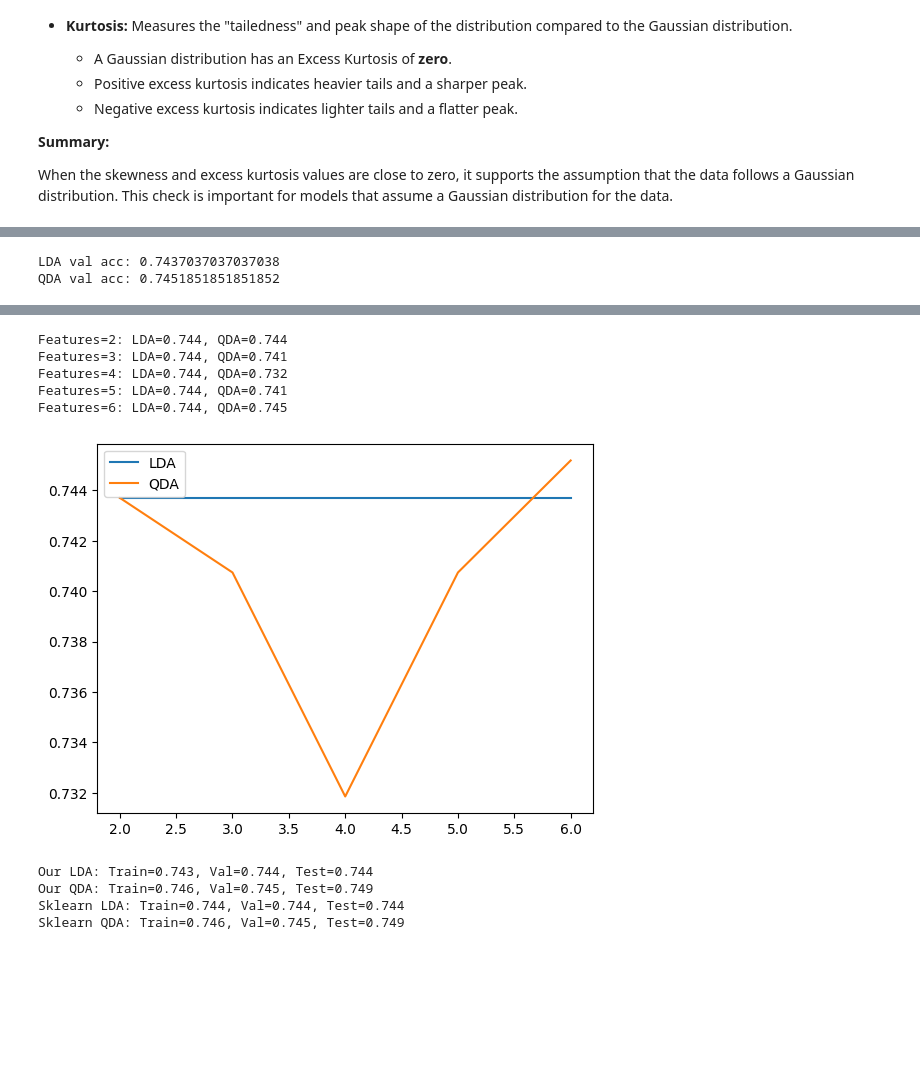
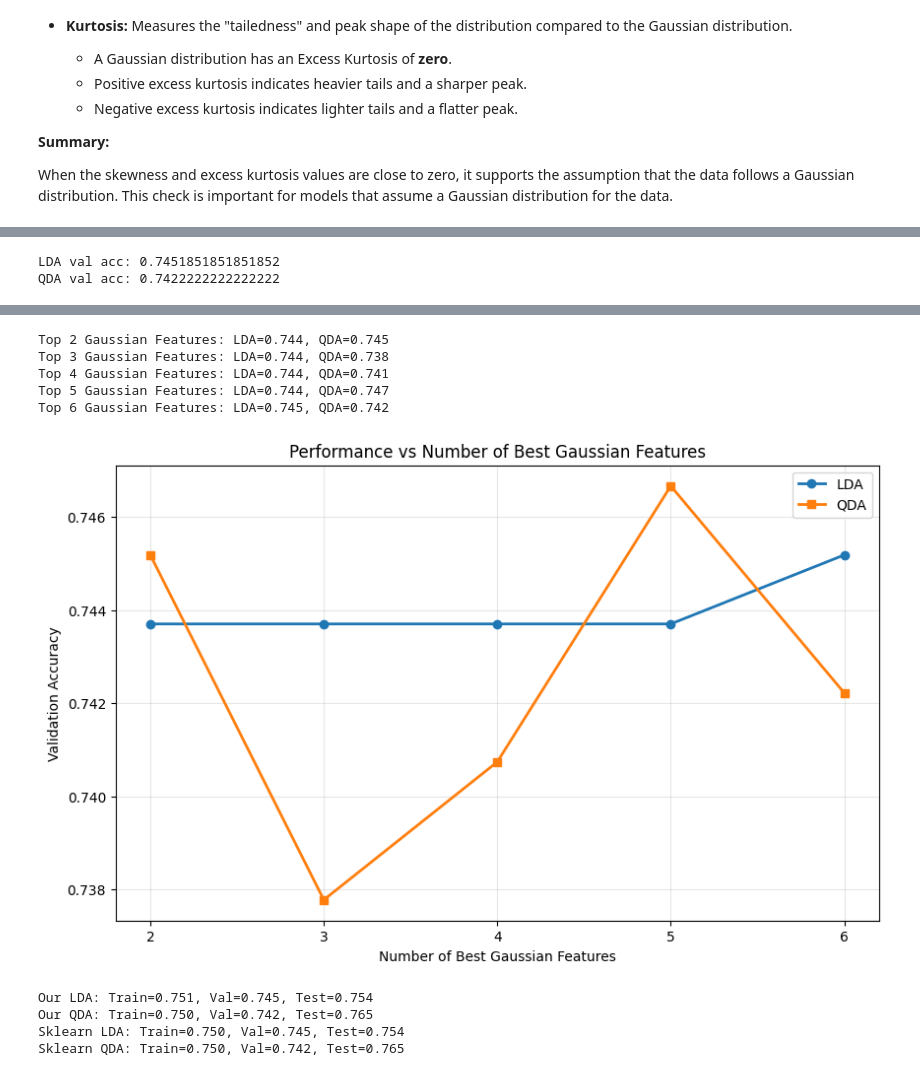
Before and after one commit to GUEST72/CSC311-Machine-Learning-projects, a Jupyter notebook: assignment_3 / Gaussian_Discriminant_Analysis.ipynb, the cells around one changed output, grey strips where cells are left out. Saved outputs shown, nothing was run; the diff lists cells and outputs as text; code cells hidden in the pictures; blank space fills up the shorter version.

```diff
--- a/assignment_3 / Gaussian_Discriminant_Analysis.ipynb
+++ b/assignment_3 / Gaussian_Discriminant_Analysis.ipynb
@@ -41,6 +43,11 @@ def load_and_preprocess(file_path):
     data = pd.read_csv(file_path, sep=";")
     data["quality_level"] = data["quality"].apply(lambda q: "Low" if q<=4 else "Medium" if q<=6 else "High")
     print("Quality distribution:\n", data["quality_level"].value_counts())
+    X = data.drop(columns=["quality","quality_level"])
+    y = data["quality_level"]
+    return X, y
+
+def load_and_preprocess_test(data):
     return data.drop(columns=["quality","quality_level"]), data["quality_level"]
 
 def remove_outliers(X, y, z_thresh=3):
@@ -229,21 +269,31 @@ def compare_with_sklearn(X_train, X_val, X_test, y_train, y_val, y_test):
         # Print the performance metrics for each model
         print(f"{name}: Train={model.score(X_train,y_train):.3f}, Val={model.score(X_val,y_val):.3f}, Test={model.score(X_test,y_test):.3f}")
 # %%
-
 X, y = load_and_preprocess("/content/drive/MyDrive/Datasets/winequality-white.csv")
 
 X_no_out, y_no_out = remove_outliers(X, y)
 
-selected = check_gaussian(X_no_out)
+# After getting the selected features from check_gaussian()
+selected = check_gaussian(X_no_out)  # Returns feature names like ['alcohol', 'volatile acidity', ...]
+
+# Get the column indices of the selected features
+feature_columns = list(X_no_out.columns)
+selected_indices = [feature_columns.index(feat) for feat in selected]
+
 
 X_train, X_val, X_test, y_train, y_val, y_test = split_and_scale(X_no_out, y_no_out)
 
-X_train, X_val, X_test = X_train[:,:len(selected)], X_val[:,:len(selected)], X_test[:,:len(selected)]
+# Use the actual selected features, not just the first n features
+X_train_selected = X_train[:, selected_indices]
+X_val_selected = X_val[:, selected_indices]
+X_test_selected = X_test[:, selected_indices]
 
-lda, qda = analyze_covariance(X_train, X_val, y_train, y_val)
-analyze_correlation(X_train, selected)
-analyze_dimensionality(X_train, X_val, y_train, y_val, len(selected))
-compare_with_sklearn(X_train, X_val, X_test, y_train, y_val, y_test)
+
+# Call with the actual selected indices
+lda, qda = analyze_covariance(X_train_selected, X_val_selected, y_train, y_val)
+analyze_correlation(X_train_selected, selected)
+analyze_dimensionality(X_train, X_val, y_train, y_val, selected_indices)
+compare_with_sklearn(X_train_selected, X_val_selected, X_test_selected, y_train, y_val, y_test)
 # %% [output]
 Quality distribution:
  quality_level
@@ -266,5 +316,5 @@ Name: count, dtype: int64
 
 Selected features: ['pH', 'fixed acidity', 'total sulfur dioxide', 'free sulfur dioxide', 'sulphates', 'density']
 [figure]
-LDA val acc: 0.7437037037037038
-QDA val acc: 0.7451851851851852
+LDA val acc: 0.7451851851851852
+QDA val acc: 0.7422222222222222
@@ -272,13 +322,13 @@ QDA val acc: 0.7451851851851852
-Features=2: LDA=0.744, QDA=0.744
-Features=3: LDA=0.744, QDA=0.741
-Features=4: LDA=0.744, QDA=0.732
-Features=5: LDA=0.744, QDA=0.741
-Features=6: LDA=0.744, QDA=0.745
+Top 2 Gaussian Features: LDA=0.744, QDA=0.745
+Top 3 Gaussian Features: LDA=0.744, QDA=0.738
+Top 4 Gaussian Features: LDA=0.744, QDA=0.741
+Top 5 Gaussian Features: LDA=0.744, QDA=0.747
+Top 6 Gaussian Features: LDA=0.745, QDA=0.742
-[figure, old version]
+[figure, new version]
-Our LDA: Train=0.743, Val=0.744, Test=0.744
-Our QDA: Train=0.746, Val=0.745, Test=0.749
-Sklearn LDA: Train=0.744, Val=0.744, Test=0.744
-Sklearn QDA: Train=0.746, Val=0.745, Test=0.749
+Our LDA: Train=0.751, Val=0.745, Test=0.754
+Our QDA: Train=0.750, Val=0.742, Test=0.765
+Sklearn LDA: Train=0.750, Val=0.745, Test=0.754
+Sklearn QDA: Train=0.750, Val=0.742, Test=0.765
 # %%
 # Evaluate the performance of the trained models on the test set
 print("\n--- Model Evaluation on Test Set ---")
```
Also changed, not shown: parts of 5 cells of this notebook.
